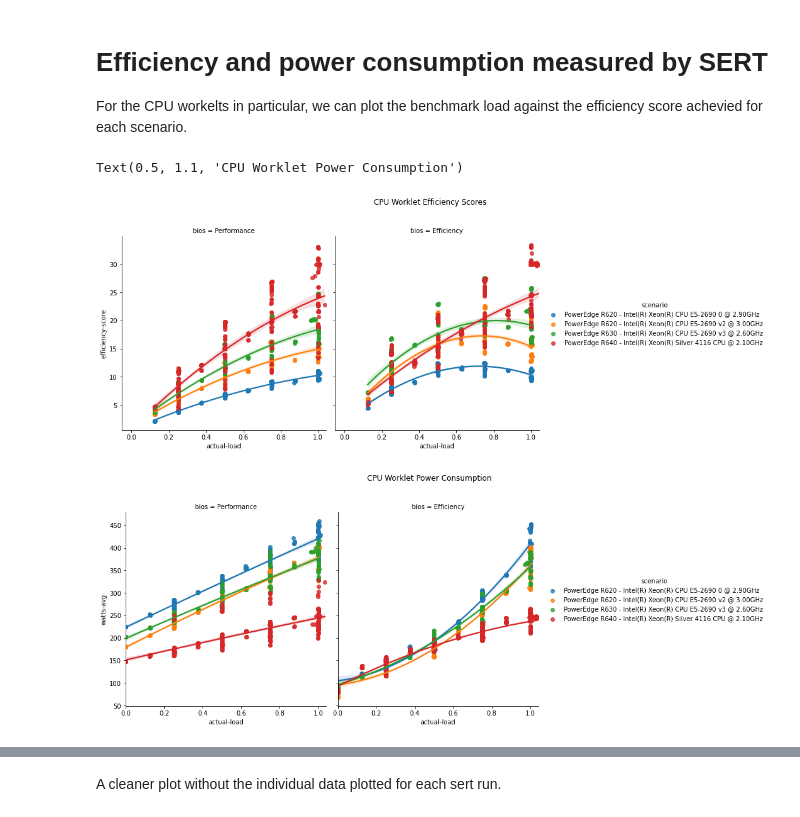
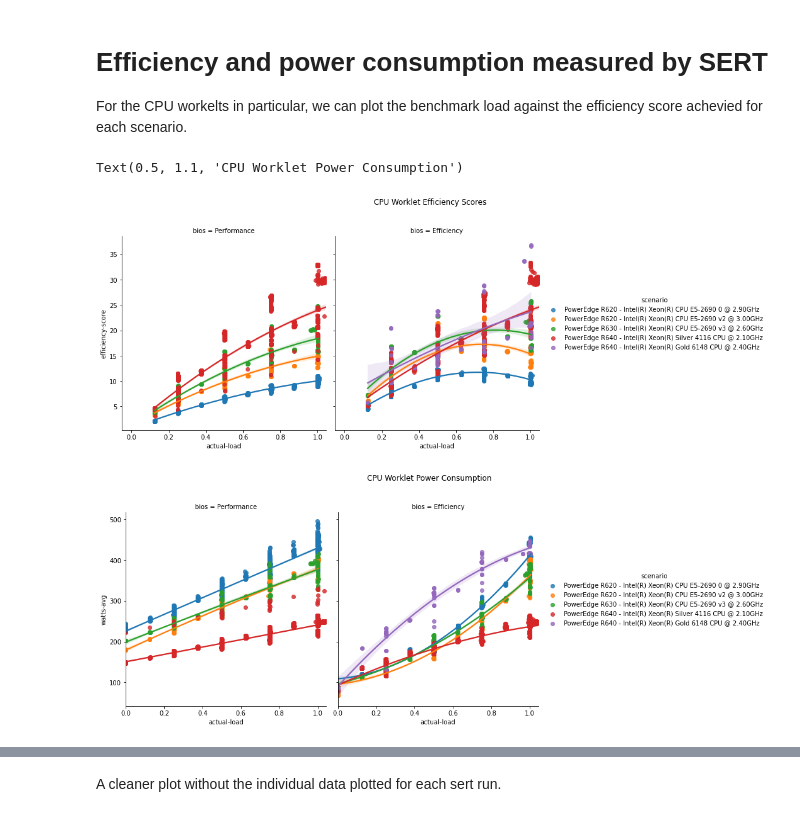
Before and after one commit to sjclement/sert-processing, a Jupyter notebook: Temperature_analysis.ipynb, the cells around one changed output, grey strips where cells are left out. Cells and saved outputs as stored; diff of their text form; code cells hidden in the pictures.

Commit message:
added whitelist for results

```diff
--- a/Temperature_analysis.ipynb
+++ b/Temperature_analysis.ipynb
@@ -39,7 +39,7 @@ working_dir = params.get('temp_dir', 'temp_dir')
 all_data_file = params.get('data_file', 'all_data.csv')
 overwrite_data = params.get('overwrite_data', False)
 
-overwrite_data = False
+whitelist = params.get('whitelist', '')
 # %% [markdown]
 # Generate and load the data (Run Once)
 # %%
@@ -61,7 +61,7 @@ if not os.path.isfile(f'{working_dir}//{all_data_file}') or overwrite_data:
             # Name of test directory -- sert-xxxx
             test_name = os.path.basename(os.path.dirname(f))
 
-            if os.path.isfile(f'{sert_results_dir}//{test_name}//invalid.png'):
+            if os.path.isfile(f'{sert_results_dir}//{test_name}//invalid.png') and not test_name in whitelist:
                 invalid_results.append(test_name)
                 continue
 
@@ -251,11 +240,11 @@ For the CPU workelts in particular, we can plot the benchmark load against the e
 # %%
 cpu = sert_data[(sert_data['workload'] == 'CPU')| (sert_data['workload'] == 'Idle')]
 
 sns.lmplot(x='actual-load', y='efficiency-score', hue='scenario', col='bios',
-           data=cpu[cpu['temp-avg'] < 23.5], order=2, truncate=True, scatter=True).fig.suptitle('CPU Worklet Efficiency Scores', y=1.1)
+           data=cpu[cpu['temp-avg'] < 30], order=2, truncate=True, scatter=True).fig.suptitle('CPU Worklet Efficiency Scores', y=1.1)
 sns.lmplot(x='actual-load', y='watts-avg', hue='scenario', col='bios',
-           data=cpu[cpu['temp-avg'] < 23.5], order=2, truncate=True, scatter=True).fig.suptitle('CPU Worklet Power Consumption', y=1.1)
+           data=cpu[cpu['temp-avg'] < 30], order=2, truncate=True, scatter=True).fig.suptitle('CPU Worklet Power Consumption', y=1.1)
 # %% [output]
 Text(0.5, 1.1, 'CPU Worklet Power Consumption')
-[figure, old version]
+[figure, new version]
-[figure, old version]
+[figure, new version]
```
Also changed, not shown: parts of 28 cells of this notebook, 1 other file.
